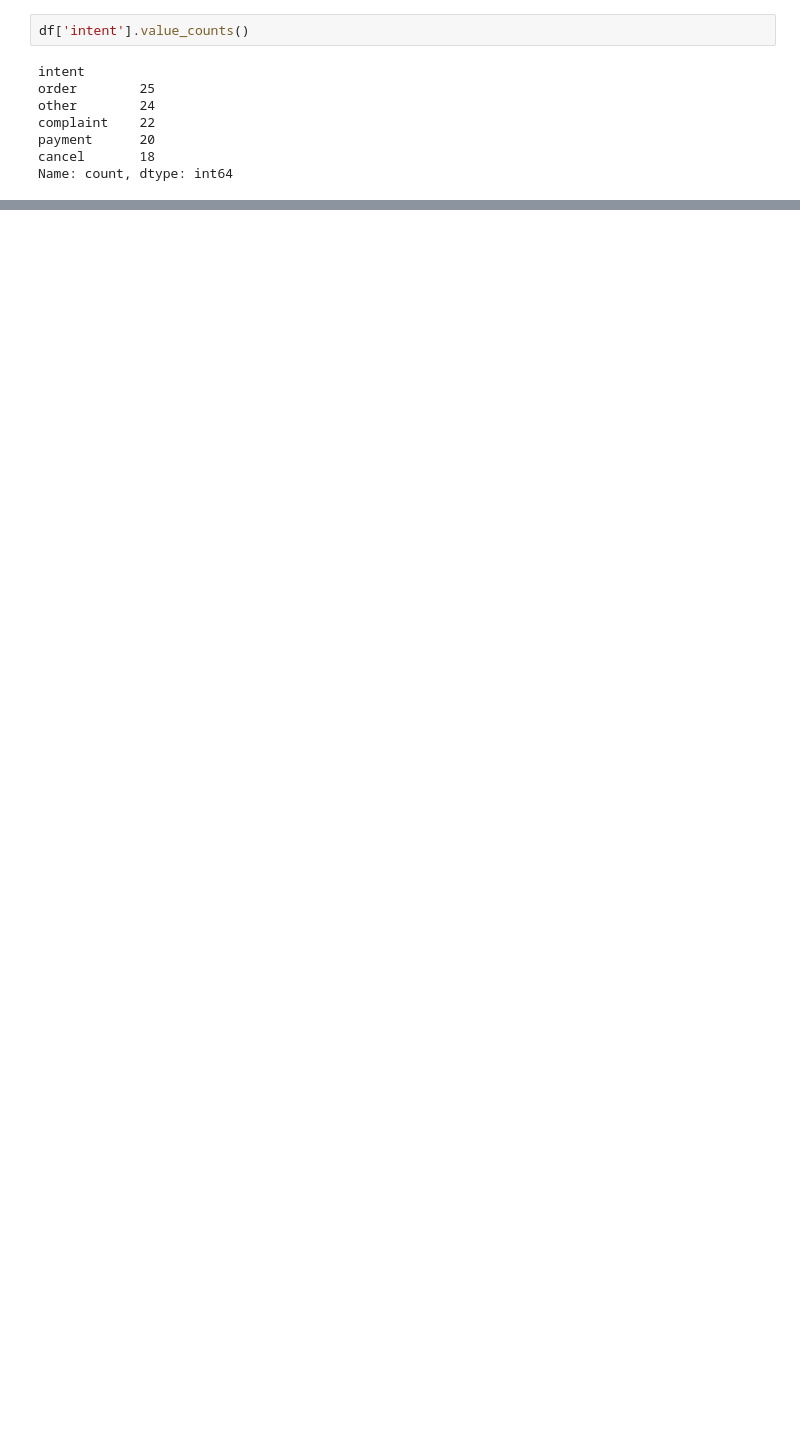
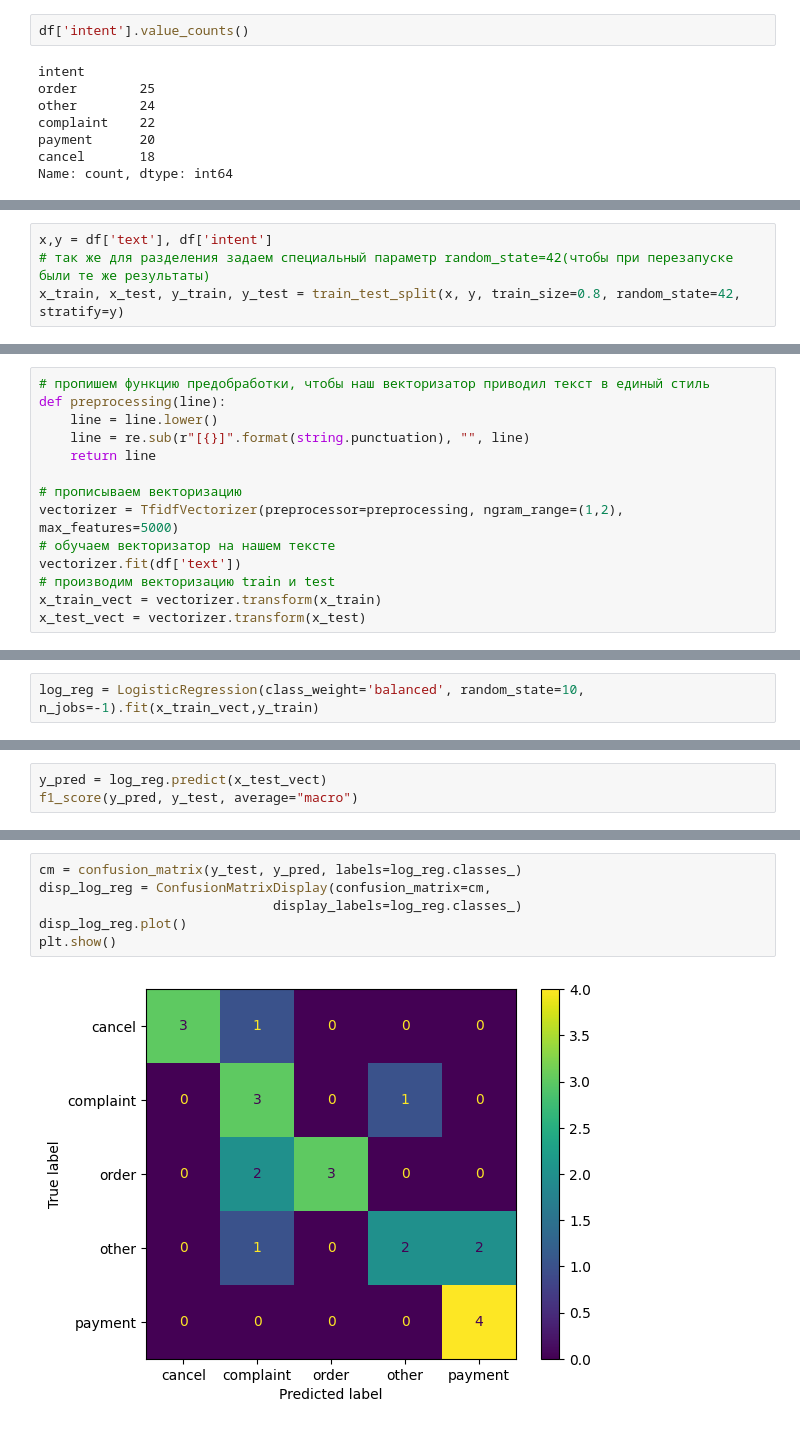
Before and after one commit to ColaChanel/classification_food, a Jupyter notebook: classification_task.ipynb, the cells around one changed output, grey strips where cells are left out. Drawn from its saved outputs; the diff is of its cells as text; blank space fills up the shorter version.

```diff
--- a/classification_task.ipynb
+++ b/classification_task.ipynb
@@ -456,0 +140,4 @@ TypeError: TextEncodeInput must be Union[TextInputSequence, Tuple[InputSequence,
+# %%
+x,y = df['text'], df['intent']
+# так же для разделения задаем специальный параметр random_state=42(чтобы при перезапуске были те же результаты)
+x_train, x_test, y_train, y_test = train_test_split(x, y, train_size=0.8, random_state=42, stratify=y)
@@ -456,0 +146,14 @@ TypeError: TextEncodeInput must be Union[TextInputSequence, Tuple[InputSequence,
+# %%
+# пропишем функцию предобработки, чтобы наш векторизатор приводил текст в единый стиль
+def preprocessing(line):
+    line = line.lower()
+    line = re.sub(r"[{}]".format(string.punctuation), "", line)
+    return line
+
+# прописываем векторизацию
+vectorizer = TfidfVectorizer(preprocessor=preprocessing, ngram_range=(1,2), max_features=5000)
+# обучаем векторизатор на нашем тексте
+vectorizer.fit(df['text'])
+# производим векторизацию train и test
+x_train_vect = vectorizer.transform(x_train)
+x_test_vect = vectorizer.transform(x_test)
@@ -456,0 +162,2 @@ TypeError: TextEncodeInput must be Union[TextInputSequence, Tuple[InputSequence,
+# %%
+log_reg = LogisticRegression(class_weight='balanced', random_state=10, n_jobs=-1).fit(x_train_vect,y_train)
@@ -456,0 +166,3 @@ TypeError: TextEncodeInput must be Union[TextInputSequence, Tuple[InputSequence,
+# %%
+y_pred = log_reg.predict(x_test_vect)
+f1_score(y_pred, y_test, average="macro")
@@ -456,0 +195,8 @@ TypeError: TextEncodeInput must be Union[TextInputSequence, Tuple[InputSequence,
+# %%
+cm = confusion_matrix(y_test, y_pred, labels=log_reg.classes_)
+disp_log_reg = ConfusionMatrixDisplay(confusion_matrix=cm,
+                              display_labels=log_reg.classes_)
+disp_log_reg.plot()
+plt.show()
+# %% [output]
+[figure, added]
```
Also changed, not shown: parts of 126 cells of this notebook, 14 other files.
